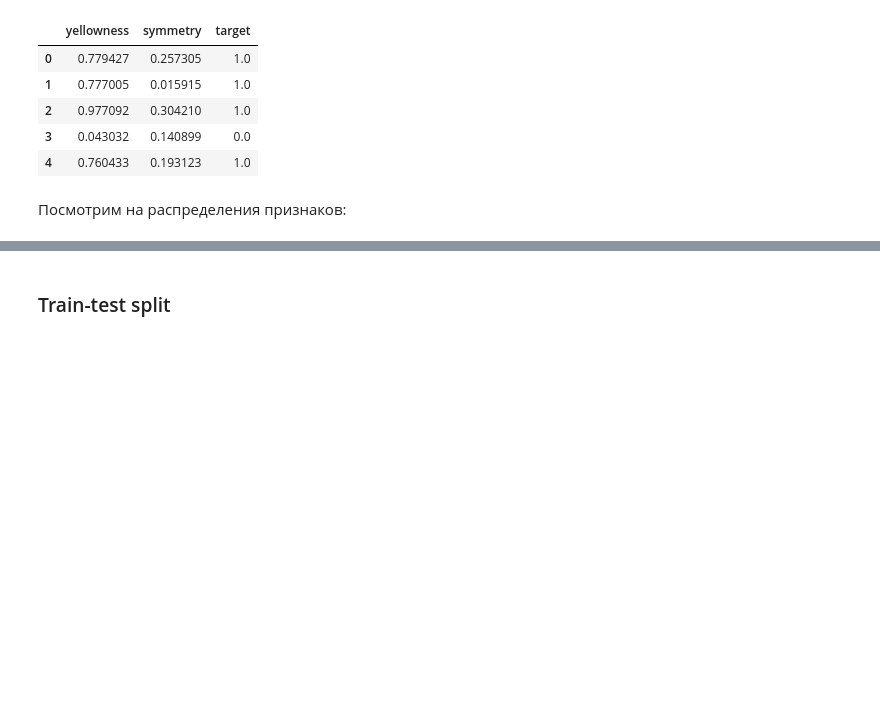
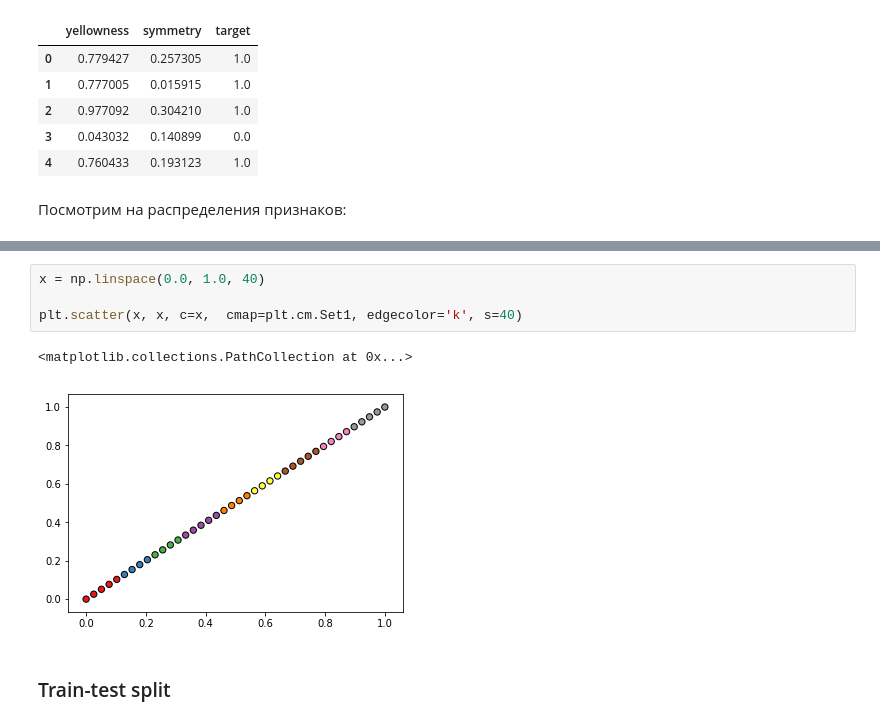
Before and after one commit to JacksonGibsonESP/Sberbank-ML, a Jupyter notebook: Seminars/Seminar_1/knn.ipynb, the cells around one changed output, grey strips where cells are left out. Cells and saved outputs as stored; diff of their text form; blank space fills up the shorter version.

```diff
--- a/Seminars/Seminar_1/knn.ipynb
+++ b/Seminars/Seminar_1/knn.ipynb
@@ -27,3 +30,10 @@ plt.scatter(data.values[:, 0], data.values[:, 1], c=data.values[:, 2],
+# %%
+x = np.linspace(0.0, 1.0, 40)
+
+plt.scatter(x, x, c=x,  cmap=plt.cm.Set1, edgecolor='k', s=40)
+# %% [output]
+<matplotlib.collections.PathCollection at 0x...>
+[figure, added]
 # %% [markdown]
 ### Train-test split
 # %%
```
Also changed, not shown: parts of 28 cells of this notebook, 4 other files.
